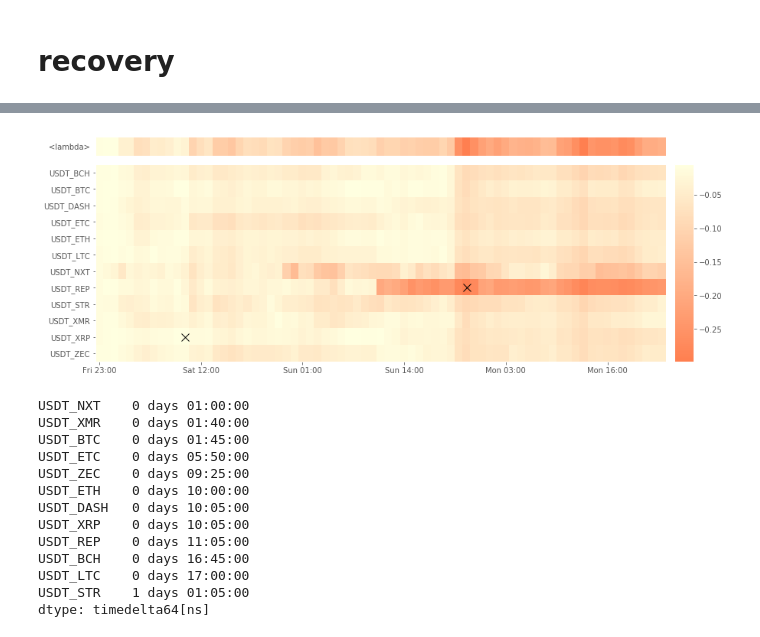
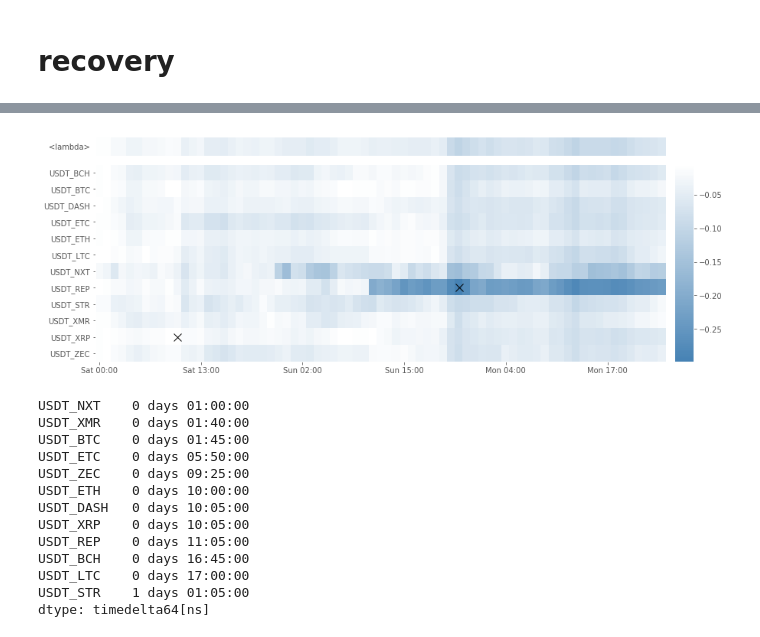
Before and after one commit to Sahanduiuc/cryptoz, a Jupyter notebook: Workbook.ipynb, the cells around one changed output, grey strips where cells are left out. Drawn from its saved outputs; the diff is of its cells as text; code cells hidden in the pictures.

```diff
--- a/Workbook.ipynb
+++ b/Workbook.ipynb
@@ -90,5 +75,6 @@ dtype: float64
 # %%
 df = stats.recovery.resample_dd(ohlc, lambda df: df.mean(), '1h')
 
-cryptoz.plot.evolution(df, cmap=neg_duo_cmap)
+cmap = cryptoz.plot.continuous_cmap(['steelblue', 'white'])
+cryptoz.plot.evolution(df, cmap=cmap)
 # %% [output]
@@ -97,4 +83,4 @@ cryptoz.plot.evolution(df, cmap=neg_duo_cmap)
-[figure, old version]
+[figure, new version]
 # %%
 stats.recovery.maxdd_duration(ohlc)
 # %% [output]
```
Also changed, not shown: parts of 17 cells of this notebook, 1 other file.
